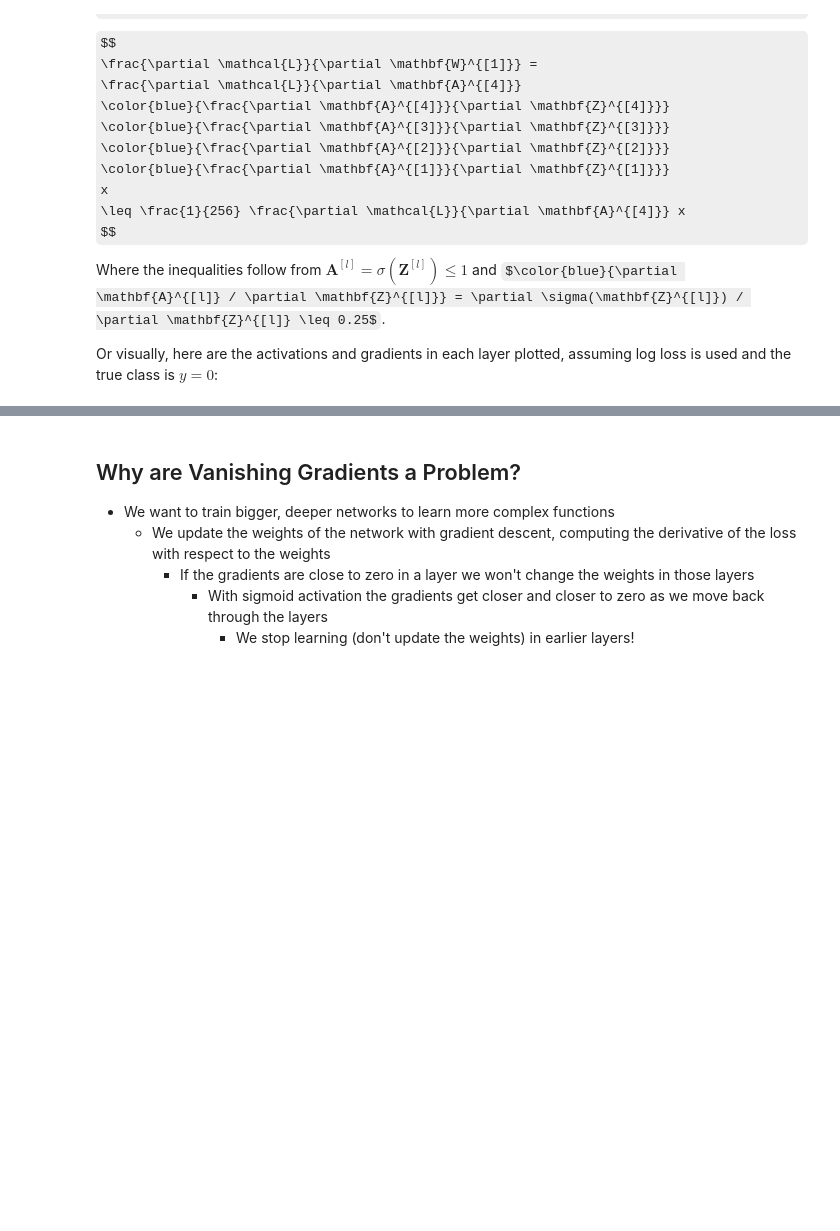
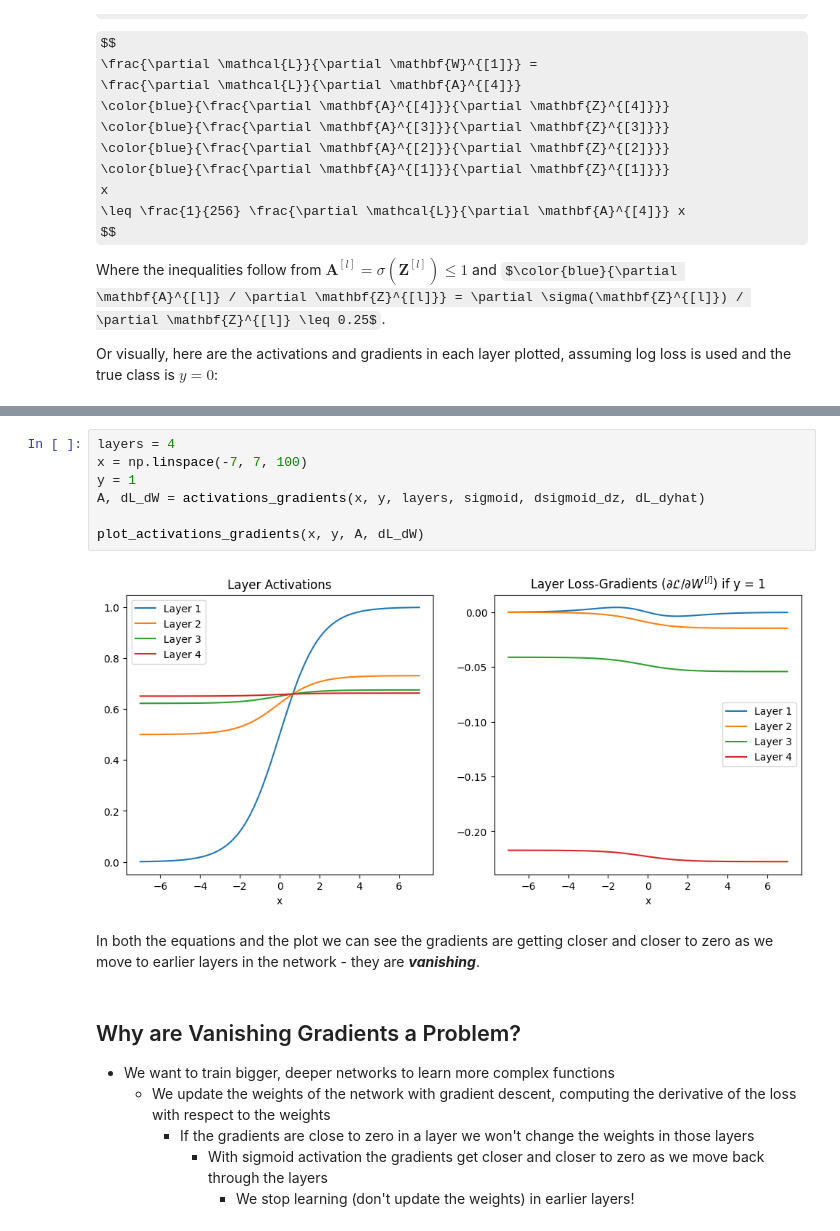
Before and after one commit to jack89roberts/learning-deep-learning, a Jupyter notebook: _sources/notebooks/05_activation.ipynb, the cells around one changed output, grey strips where cells are left out. Drawn from its saved outputs; the diff is of its cells as text; some formulas as TeX source; blank space fills up the shorter version.

```diff
--- a/_sources/notebooks/05_activation.ipynb
+++ b/_sources/notebooks/05_activation.ipynb
@@ -244,3 +244,14 @@ In both the equations and the plot we can see the gradients are getting closer a
+# %%
+layers = 4
+x = np.linspace(-7, 7, 100)
+y = 1
+A, dL_dW = activations_gradients(x, y, layers, sigmoid, dsigmoid_dz, dL_dyhat)
+
+plot_activations_gradients(x, y, A, dL_dW)
+# %% [output]
+[figure, added]
+# %% [markdown]
+In both the equations and the plot we can see the gradients are getting closer and closer to zero as we move to earlier layers in the network - they are _**vanishing**_.
 # %% [markdown]
 ## Why are Vanishing Gradients a Problem?
 
```
Also changed, not shown: parts of 13 cells of this notebook, 23 other files.
